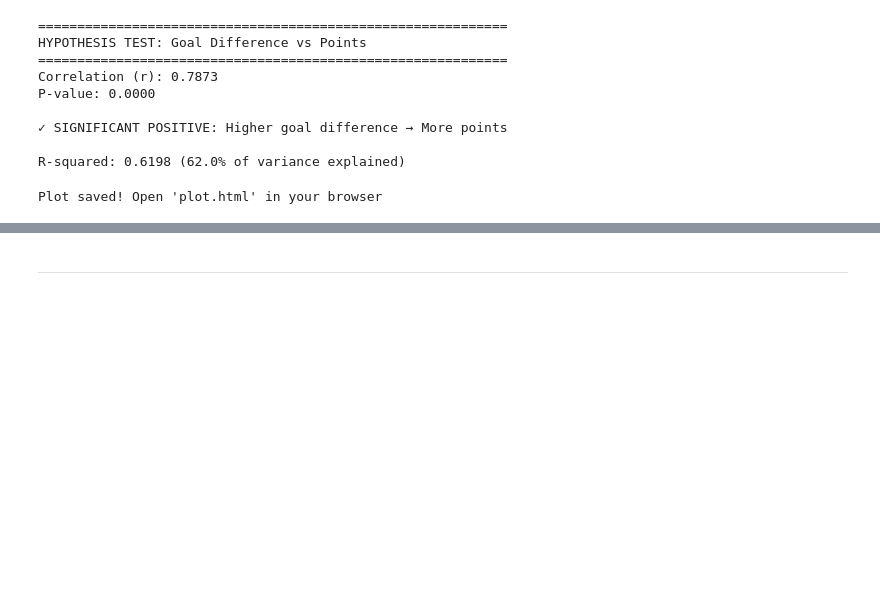
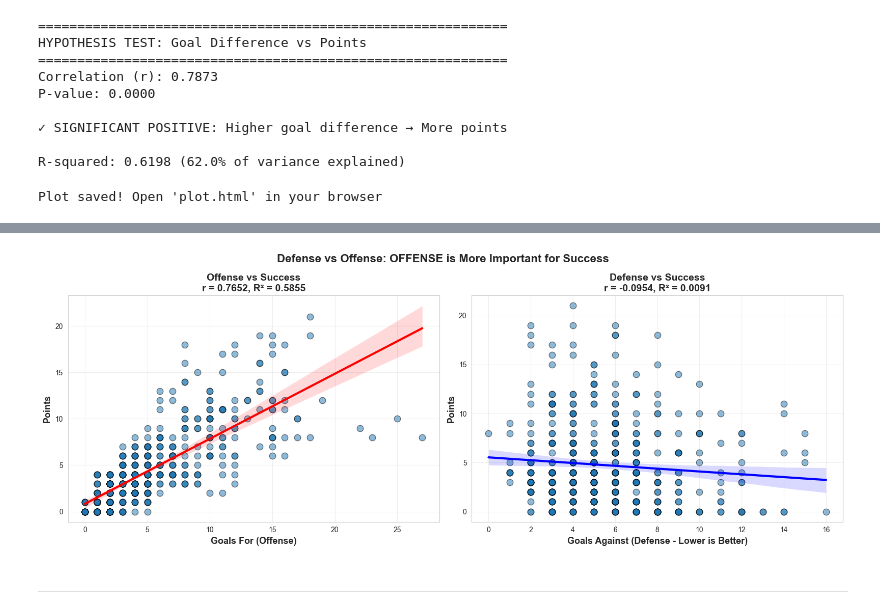
Before and after one commit to AmuKanda99/football-worldcup-analysis, a Jupyter notebook: jupyter_notebooks/02_EDA.ipynb, the cells around one changed output, grey strips where cells are left out. Cells and saved outputs as stored; diff of their text form; code cells hidden in the pictures; blank space fills up the shorter version.

```diff
--- a/jupyter_notebooks/02_EDA.ipynb
+++ b/jupyter_notebooks/02_EDA.ipynb
@@ -531,3 +603,37 @@ Plot saved! Open 'plot.html' in your browser
+# %%
+fig, axes = plt.subplots(1, 2, figsize=(16, 6))
+
+# Plot 1: Goals For vs Points
+sns.regplot(data=df, x='Goals For', y='Points',
+            scatter_kws={'s': 80, 'alpha': 0.5, 'edgecolor': 'black'},
+            line_kws={'color': 'red', 'linewidth': 3},
+            ax=axes[0])
+axes[0].set_xlabel('Goals For (Offense)', fontsize=13, fontweight='bold')
+axes[0].set_ylabel('Points', fontsize=13, fontweight='bold')
+axes[0].set_title(f'Offense vs Success\nr = {r_offense:.4f}, R² = {r_offense**2:.4f}',
+                  fontsize=14, fontweight='bold')
+axes[0].grid(True, alpha=0.3)
+
+# Plot 2: Goals Against vs Points (inverted for clarity)
+sns.regplot(data=df, x='Goals Against', y='Points',
+            scatter_kws={'s': 80, 'alpha': 0.5, 'edgecolor': 'black'},
+            line_kws={'color': 'blue', 'linewidth': 3},
+            ax=axes[1])
+axes[1].set_xlabel('Goals Against (Defense - Lower is Better)', fontsize=13, fontweight='bold')
+axes[1].set_ylabel('Points', fontsize=13, fontweight='bold')
+axes[1].set_title(f'Defense vs Success\nr = {r_defense:.4f}, R² = {r_defense**2:.4f}',
+                  fontsize=14, fontweight='bold')
+axes[1].grid(True, alpha=0.3)
+
+# Overall title
+winner = "DEFENSE" if abs_r_defense > abs_r_offense else "OFFENSE" if abs_r_offense > abs_r_defense else "TIED"
+fig.suptitle(f'Defense vs Offense: {winner} is More Important for Success',
+             fontsize=16, fontweight='bold')
+
+plt.tight_layout()
+plt.show()
+# %% [output]
+[figure, added]
 # %% [markdown]
 ---
 # %% [markdown]
```
Also changed, not shown: parts of 2 cells of this notebook.
